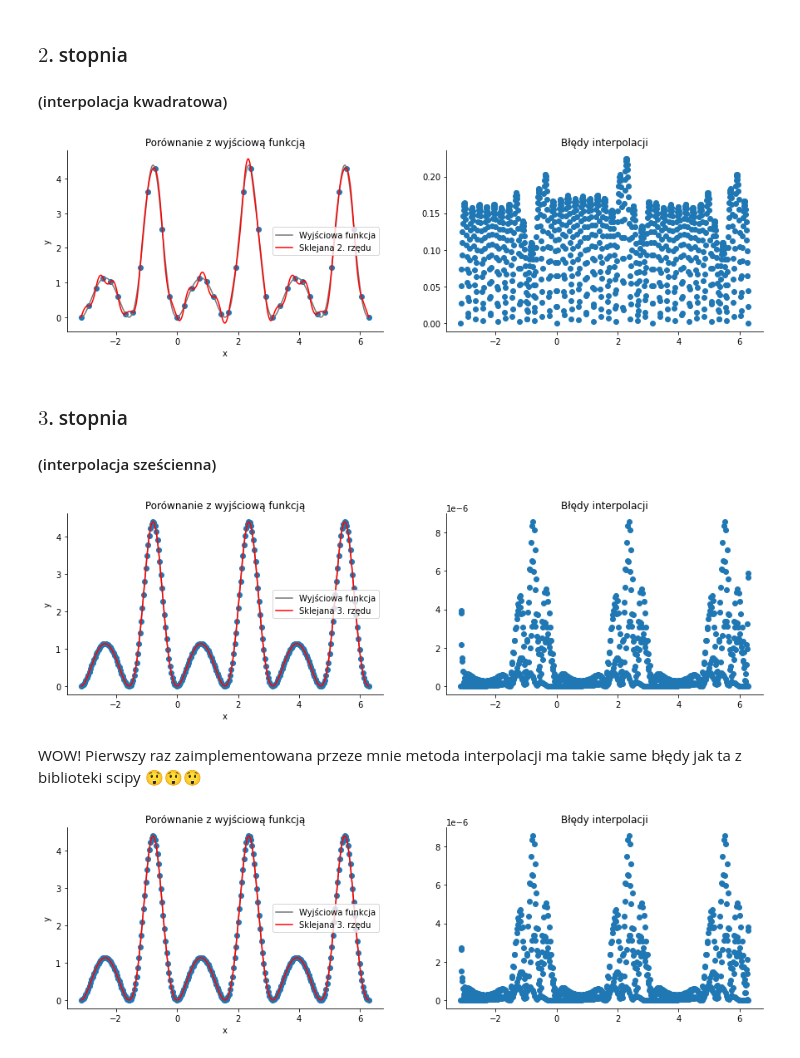
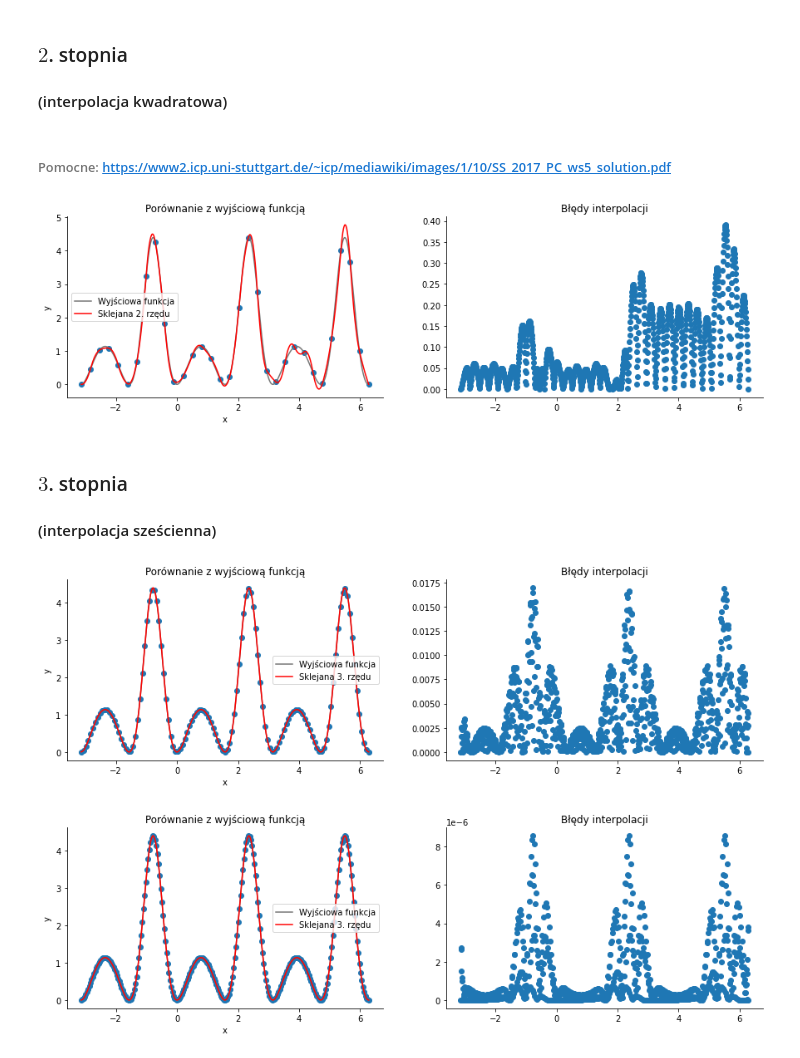
Before and after one commit to MatiPl01/Metody-Obliczeniowe-w-Nauce-i-Technice, a Jupyter notebook: 4. Laboratorium/Na zajęcia/MOwNiT - Funkcje sklejane.ipynb, the cells around one changed output. Drawn from its saved outputs; the diff is of its cells as text; code cells hidden in the pictures.

Commit message:
Added 2 boundary conditions for quadratic and cubic interpolation

```diff
--- a/4. Laboratorium/Na zajęcia/MOwNiT - Funkcje sklejane.ipynb
+++ b/4. Laboratorium/Na zajęcia/MOwNiT - Funkcje sklejane.ipynb
@@ -53,7 +53,8 @@ def sum_sq_diff(f, W, xs):
 def plot_fn(fn, a, b, *, label='', title='Wykres', color='b', step=.1, ax=plt):
     n = int((b - a) / step) + 1
     xs = np.linspace(a, b, n)
-    ax.plot(xs, [fn(x) for x in xs], color, label=label)
+    ys = np.vectorize(fn)(xs)
+    ax.plot(xs, ys, color, label=label)
     if label: ax.legend(loc='best')
 
     if ax is plt:
@@ -89,10 +90,12 @@ def plot_fns(fns: list[PlotFn], a, b, *, title='Wykres', step=.1, ax=plt):
 ### Rysowanie wykresów funkcji i błędów
 # %%
 class PlotIntep:
-    def __init__(self, interp_method, color='b', label=''):
+    def __init__(self, interp_method, color='b', label='', args=(), kwargs={}):
         self.im = interp_method
         self.color = color
         self.label = label
+        self.args = args
+        self.kwargs = kwargs
 
 def rich_plot(fn_obj: 'Funkcja wyjściowa',
               im_objs: list[PlotIntep],
@@ -102,8 +105,8 @@ def rich_plot(fn_obj: 'Funkcja wyjściowa',
               title_comp='Porównanie z wyjściową funkcją',
               title_err='Błędy interpolacji'):
     xs = np.linspace(a, b, n)
-    ys = [fn_obj.f(x) for x in xs]
-    W_objs = [PlotFn(obj.im(xs, ys), obj.color, obj.label) for obj in im_objs]
+    ys = np.vectorize(fn_obj.f)(xs)
+    W_objs = [PlotFn(obj.im(xs, ys, *obj.args, **obj.kwargs), obj.color, obj.label) for obj in im_objs]
 
     fig, ax = plt.subplots(1, 2, figsize=(15, 4))
 
@@ -211,6 +205,8 @@ rich_plot(
 # %% [markdown]
 ### $2$. stopnia
 #### (interpolacja kwadratowa)
+# %% [markdown]
+###### Pomocne: https://www2.icp.uni-stuttgart.de/~icp/mediawiki/images/1/10/SS_2017_PC_ws5_solution.pdf
 # %%
 from pprint import pprint as pp
 import enum
@@ -343,13 +333,13 @@ class QuadraticSpline:
 # %%
-n = 40
+n = 32
 
 rich_plot(
     PlotFn(g, "#777", "Wyjściowa funkcja"),
-    [PlotIntep(QuadraticSpline, 'r', 'Sklejana 2. rzędu')],
+    [PlotIntep(QuadraticSpline, 'r', 'Sklejana 2. rzędu', kwargs={'boundary_condition': QuadBoundCond.NotAKnot})],
     a, b, n
 )
 # %% [output]
-[figure, old version]
+[figure, new version]
 # %% [markdown]
 ### $3$. stopnia
 #### (interpolacja sześcienna)
@@ -519,15 +518,13 @@ class CubicSpline:
 # %%
-n = 250
+n = 123
 
 rich_plot(
     PlotFn(g, "#777", "Wyjściowa funkcja"),
-    [PlotIntep(CubicSpline, 'r', 'Sklejana 3. rzędu')],
+    [PlotIntep(CubicSpline, 'r', 'Sklejana 3. rzędu', kwargs={'boundary_condition': CubicBoundCond.Derivative3rd})],
     a, b, n
 )
 # %% [output]
-[figure, old version]
+[figure, new version]
-# %% [markdown]
-WOW! Pierwszy raz zaimplementowana przeze mnie metoda interpolacji ma takie same błędy jak ta z biblioteki scipy 😲😲😲
 # %%
 from scipy.interpolate import CubicSpline as CS
 
```
Also changed, not shown: parts of 4 cells of this notebook.
